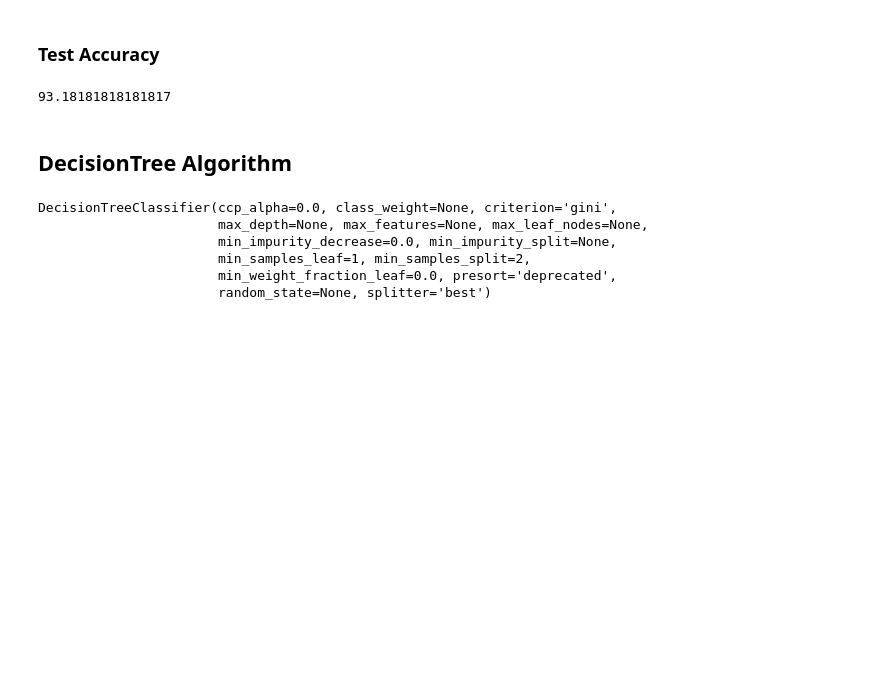
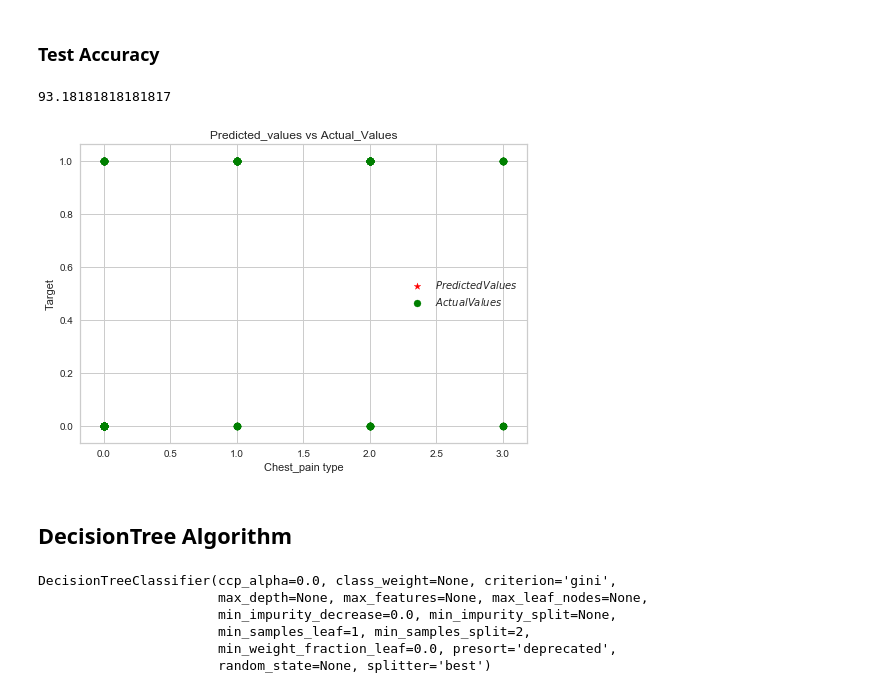
Before and after one commit to rnikule/Analysis_and_Prediction_for_Heart_Patients, a Jupyter notebook: project_Heart_ML_Data_preprocessing & feature_selection.ipynb, the cells around one changed output. Cells and saved outputs as stored; diff of their text form; code cells hidden in the pictures; blank space fills up the shorter version.

```diff
--- a/project_Heart_ML_Data_preprocessing & feature_selection.ipynb
+++ b/project_Heart_ML_Data_preprocessing & feature_selection.ipynb
@@ -525,6 +546,14 @@ array([0, 1, 0, 1, 0, 1, 0, 1, 0, 0, 0, 1, 0, 0, 1, 0, 1, 1, 0, 1, 0, 1,
 rfa.score(x_test_minmax,y_test)*100
 # %% [output]
 93.18181818181817
+# %%
+plt.scatter(x_test.chest_pain, r_predict, color='red', marker='*', label=r'$Predicted Values$')
+plt.scatter(x_test.chest_pain, y_test, color='green', marker='o', label=r'$Actual Values$')
+plt.gca().update(dict(title='Predicted_values vs Actual_Values', xlabel='Chest_pain type', ylabel='Target'))
+plt.legend()
+plt.show()
+# %% [output]
+[figure, added]
 # %% [markdown]
 ## DecisionTree Algorithm
 # %%
```
Also changed, not shown: parts of 16 cells of this notebook.
